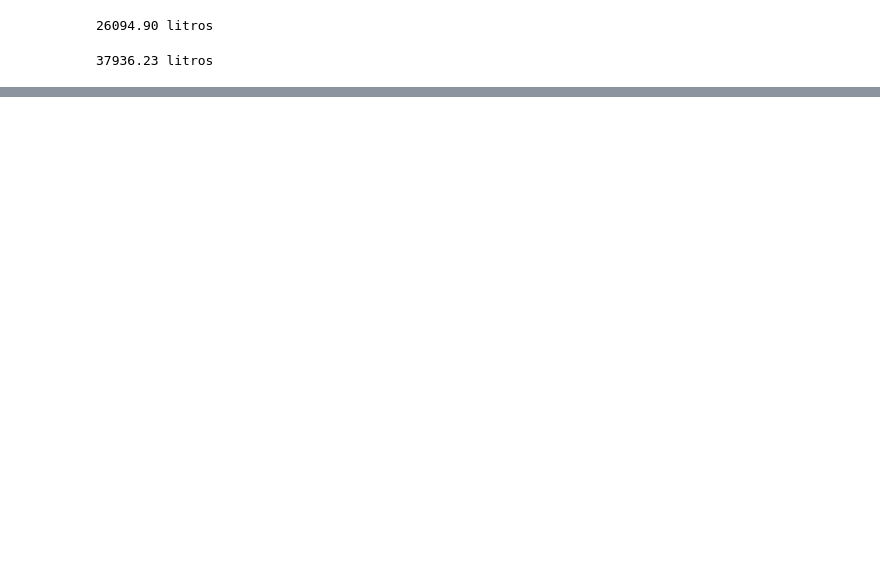
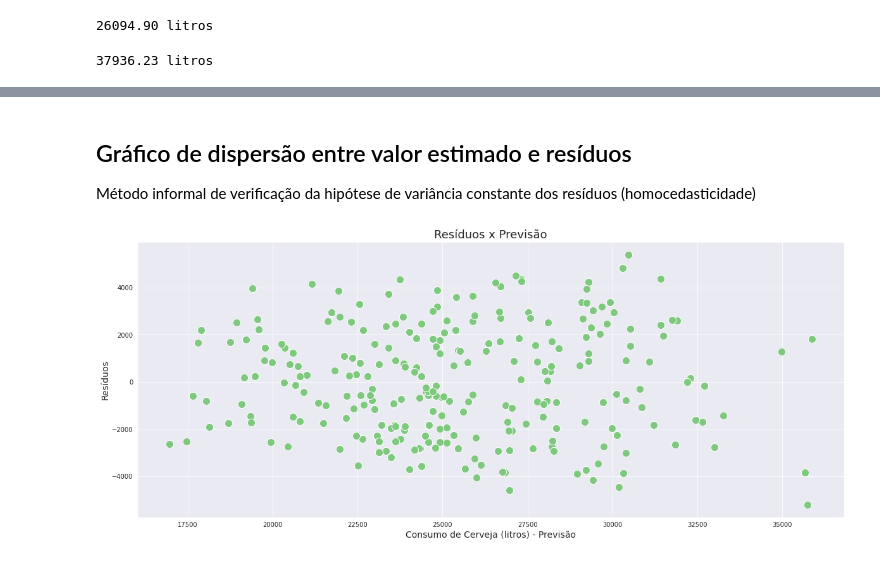
Before and after one commit to brunodleite/alura_reg_linear_I, a Jupyter notebook: ds_treino_teste.ipynb, the cells around one changed output, grey strips where cells are left out. Saved outputs shown, nothing was run; the diff lists cells and outputs as text; code cells hidden in the pictures; blank space fills up the shorter version.

```diff
--- a/ds_treino_teste.ipynb
+++ b/ds_treino_teste.ipynb
@@ -434,0 +555,12 @@ print('{0:.2f} litros'.format(model.predict(entrada)[0]))
+# %% [markdown]
+## Gráfico de dispersão entre valor estimado e resíduos
+
+Método informal de verificação da hipótese de variância constante dos resíduos (homocedasticidade)
+# %%
+ax = sns.scatterplot(x=y_pred_train, y=residuo, s=150)
+ax.figure.set_size_inches(20, 8)
+ax.set_title('Resíduos x Previsão', fontsize=18)
+ax.set_xlabel('Consumo de Cerveja (litros) - Previsão',fontsize=14)
+ax.set_ylabel('Resíduos', fontsize=14);
+# %% [output]
+[figure, added]
```
Also changed, not shown: parts of 37 cells of this notebook.
